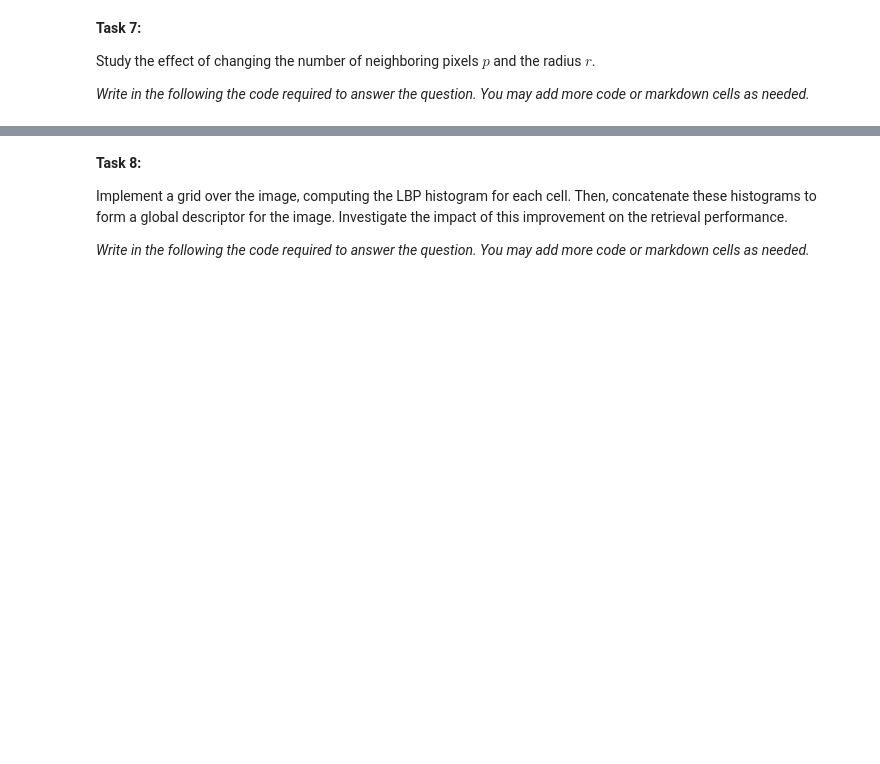
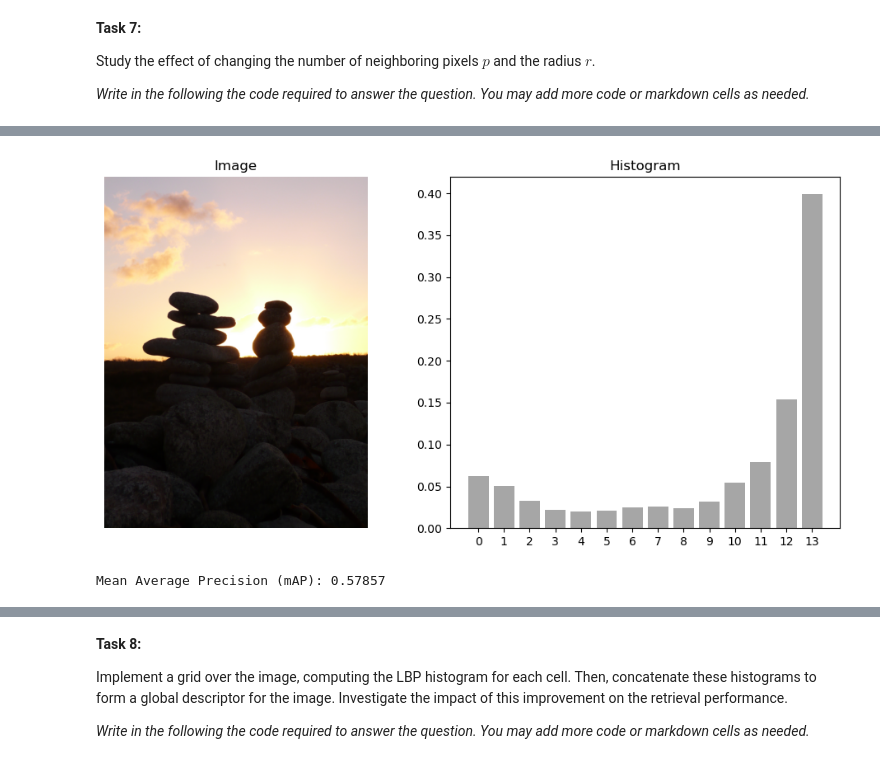
Before and after one commit to Frankwii/IIRBC_assignment1, a Jupyter notebook: 11762_Image_Description.ipynb, the cells around one changed output, grey strips where cells are left out. Cells and saved outputs as stored; diff of their text form; code cells hidden in the pictures; blank space fills up the shorter version.

```diff
--- a/11762_Image_Description.ipynb
+++ b/11762_Image_Description.ipynb
@@ -299,0 +343,14 @@ Study the effect of changing the number of neighboring pixels $p$ and the radius
+# %%
+show_histogram(image, 12, 2)
+# %% [output]
+[figure, added]
+# %%
+mAP_lbp = 0.0
+
+cbir = a1.CBIR(a1.compute_lbp_descriptor, p=16, r=2)
+cbir.build_image_db(dataset.load_database_images())
+mAP_lbp = cbir.compute_mAP(dataset)
+
+print('Mean Average Precision (mAP): %.5f' % mAP_lbp)
+# %% [output]
+Mean Average Precision (mAP): 0.57857
```
Also changed, not shown: parts of 13 cells of this notebook, 1 other file.
